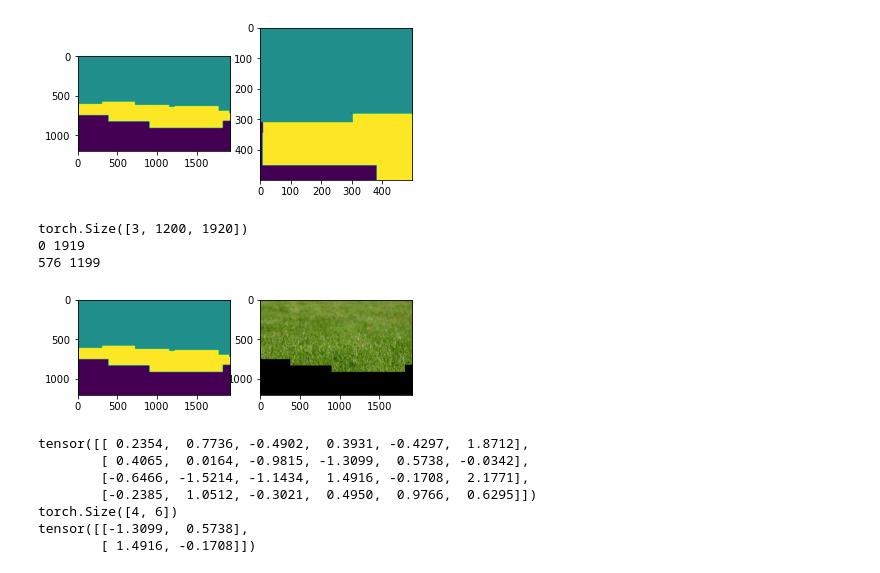
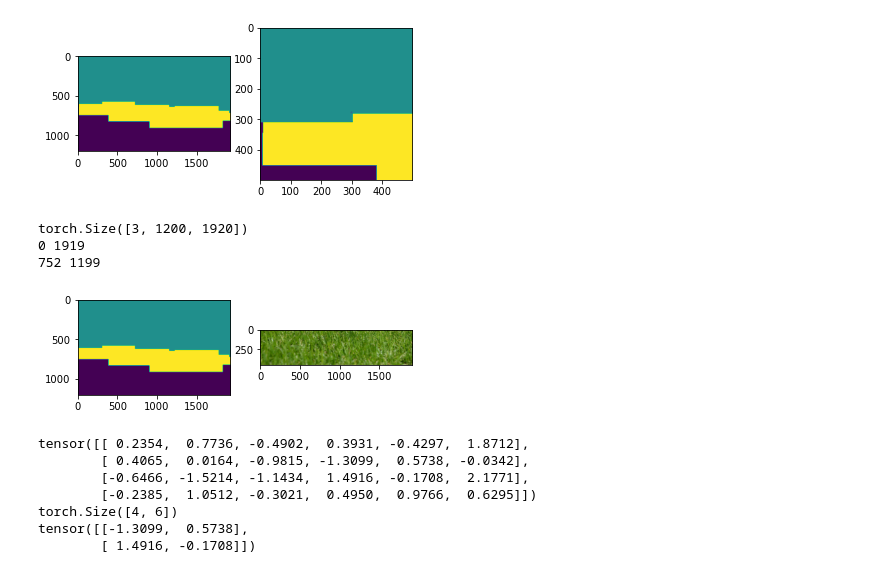
Before and after one commit to BruceGeng/cSinCUT, a Jupyter notebook: datasets/grass/Untitled.ipynb, the cells around one changed output. Saved outputs shown, nothing was run; the diff lists cells and outputs as text; code cells hidden in the pictures.

```diff
--- a/datasets/grass/Untitled.ipynb
+++ b/datasets/grass/Untitled.ipynb
@@ -99,36 +99,36 @@ maxx=0
 
 for i in range(A.shape[0]):
     for j in range(A.shape[1]):
         if A[i,j]==0:
             miny = min(miny, i)
             maxy = max(maxy, i)
             minx = min(minx, j)
             maxx = max(maxx, j)
 print(minx, maxx)
 print(miny, maxy)
 
 #img2 = img.crop((minx,miny,maxx,maxy))
 cropped = A[miny:maxy, minx:maxx]
 img3 = toPIL(B[:,miny:maxy, minx:maxx])
 
 for i in range(miny,maxy):
     for j in range(minx,maxx):
         if A[i,j]==0:
             B[0, i, j]=cropped[i-miny, j-maxx]
             B[1, i, j]=B[0, i, j]
             B[2, i, j]=B[0, i, j]
 
 img2 = toPIL(B)
 plt.subplot(1,2,1)
 plt.imshow(img)
 plt.subplot(1,2,2)
-plt.imshow(img2)
+plt.imshow(img3)
 plt.show()
 # %% [output]
 torch.Size([3, 1200, 1920])
 0 1919
-576 1199
+752 1199
-[figure, old version]
+[figure, new version]
 # %%
 x = torch.randn(4, 6)
 print(x)
```
Also changed, not shown: 2 other files.
